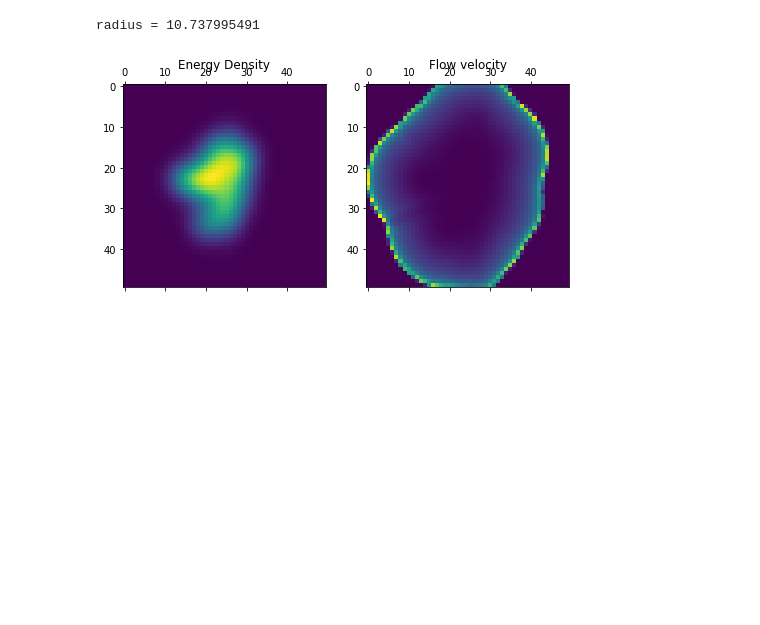
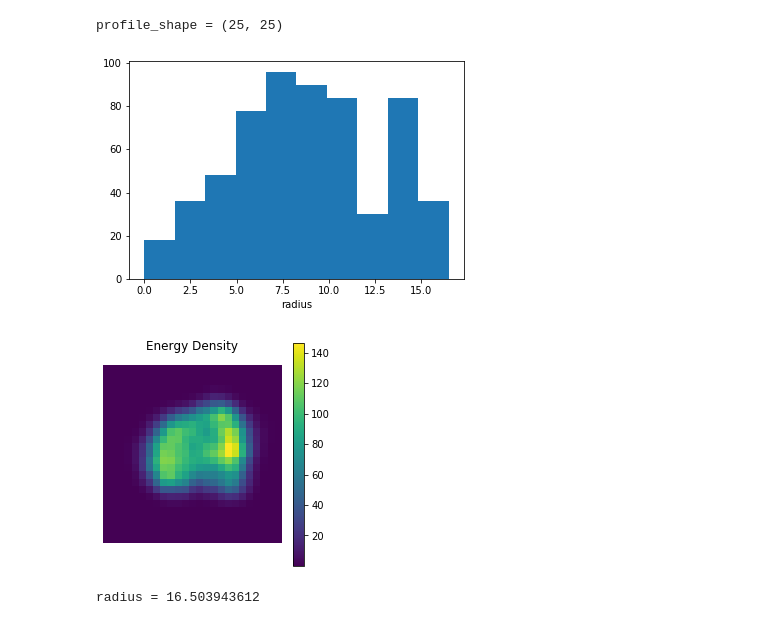
Before and after one commit to derekeverett/ml_optimize_hydro, a Jupyter notebook: TrainAndValidate.ipynb, the cells around one changed output. Saved outputs shown, nothing was run; the diff lists cells and outputs as text; code cells hidden in the pictures; blank space fills up the shorter version.

```diff
--- a/TrainAndValidate.ipynb
+++ b/TrainAndValidate.ipynb
@@ -54,18 +78,31 @@ radii = np.array(radii)
+# %%
+with open('e.dill','rb') as e_file:
+    e_profiles = dill.load(e_file)
+with open('r.dill','rb') as r_file:
+    radii = dill.load(r_file)
 # %%
 #get the dimensions of each image
 profile_shape = e_profiles[0].shape
-n_profiles *= 4 #4 copies of each profile for 4 orienatation angles
+print("profile_shape = " + str(profile_shape))
+n_profiles *= 6 #4 copies of each profile for 4 orienatation angles
+# %% [output]
+profile_shape = (25, 25)
+# %%
+#lets look at the distribution of radii
+plt.hist(radii)
+plt.xlabel('radius')
+plt.show()
+# %% [output]
+[figure, added]
 # %%
 #lets look at an energy density and flow profile
-choice = 9
-plt.figure(figsize=(8,8))
-ax1 = plt.subplot(1, 2, 1)
-ax2 = plt.subplot(1, 2, 2)
-ax1.matshow(e_profiles[choice])
-ax1.set_title("Energy Density")
-ax2.matshow(u_profiles[choice])
-ax2.set_title("Flow velocity")
+choice = 10
+mat = plt.matshow(e_profiles[choice])
+cbar = plt.colorbar(mat)
+plt.title("Energy Density")
+plt.axis('off')
+plt.show()
 print("radius = " + str(radii[choice]))
 # %% [output]
+[figure, new version]
-radius = 10.737995491
+radius = 16.503943612
-[figure, old version]
```
Also changed, not shown: parts of 18 cells of this notebook, 3 other files.
